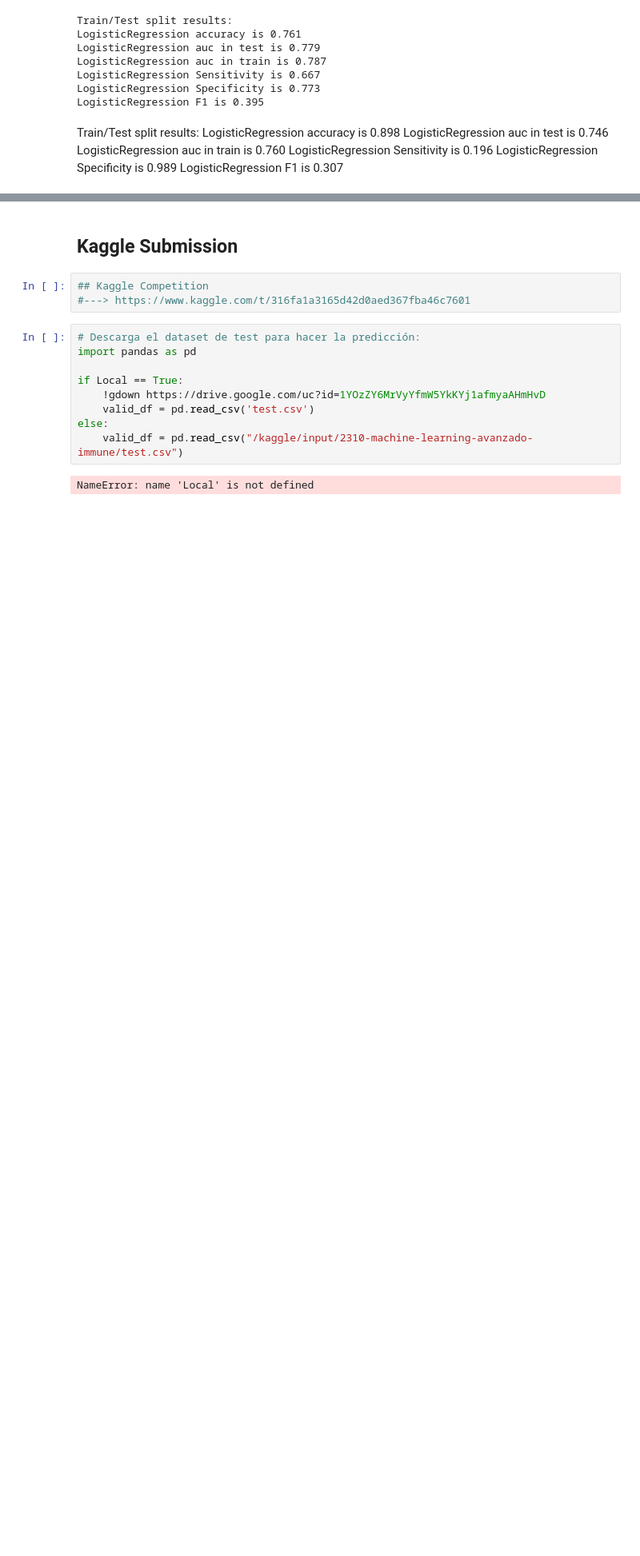
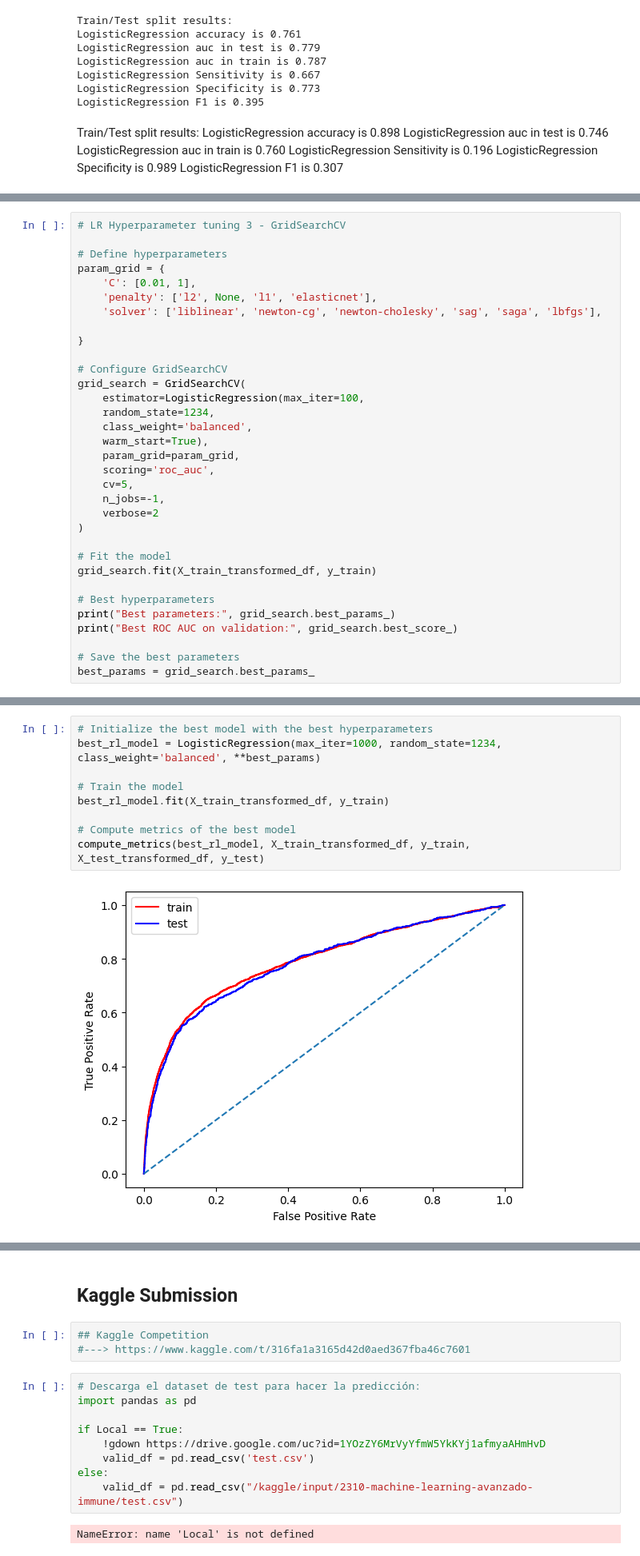
Before and after one commit to marcemir/MLAdvancedProject, a Jupyter notebook: 2410_kaggle_bank_campaingMarcelo.ipynb, the cells around one changed output, grey strips where cells are left out. Shown at 80% size. Cells and saved outputs as stored; diff of their text form; blank space fills up the shorter version.

```diff
--- a/2410_kaggle_bank_campaingMarcelo.ipynb
+++ b/2410_kaggle_bank_campaingMarcelo.ipynb
@@ -822,0 +859,33 @@ ROC AUC en el conjunto de prueba: 0.7584724663815289
+# %%
+# LR Hyperparameter tuning 3 - GridSearchCV
+
+# Define hyperparameters
+param_grid = {
+    'C': [0.01, 1],
+    'penalty': ['l2', None, 'l1', 'elasticnet'],
+    'solver': ['liblinear', 'newton-cg', 'newton-cholesky', 'sag', 'saga', 'lbfgs'],
+
+}
+
+# Configure GridSearchCV
+grid_search = GridSearchCV(
+    estimator=LogisticRegression(max_iter=100,
+    random_state=1234,
+    class_weight='balanced',
+    warm_start=True),
+    param_grid=param_grid,
+    scoring='roc_auc',
+    cv=5,
+    n_jobs=-1,
+    verbose=2
+)
+
+# Fit the model
+grid_search.fit(X_train_transformed_df, y_train)
+
+# Best hyperparameters
+print("Best parameters:", grid_search.best_params_)
+print("Best ROC AUC on validation:", grid_search.best_score_)
+
+# Save the best parameters
+best_params = grid_search.best_params_
@@ -822,0 +913,11 @@ ROC AUC en el conjunto de prueba: 0.7584724663815289
+# %%
+# Initialize the best model with the best hyperparameters
+best_rl_model = LogisticRegression(max_iter=1000, random_state=1234, class_weight='balanced', **best_params)
+
+# Train the model
+best_rl_model.fit(X_train_transformed_df, y_train)
+
+# Compute metrics of the best model
+compute_metrics(best_rl_model, X_train_transformed_df, y_train, X_test_transformed_df, y_test)
+# %% [output]
+[figure, added]
```
Also changed, not shown: parts of 16 cells of this notebook, 3 other files.
